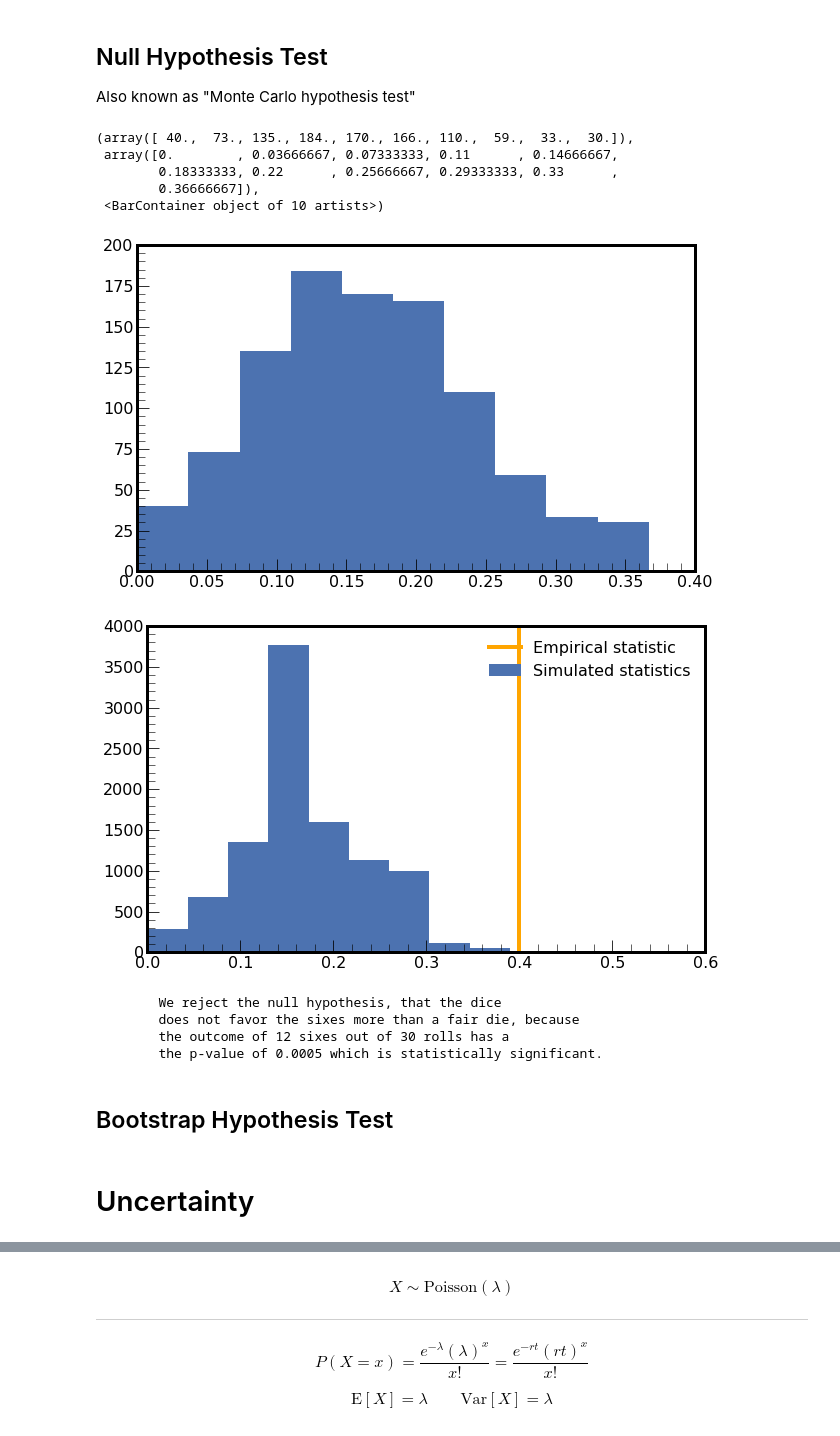
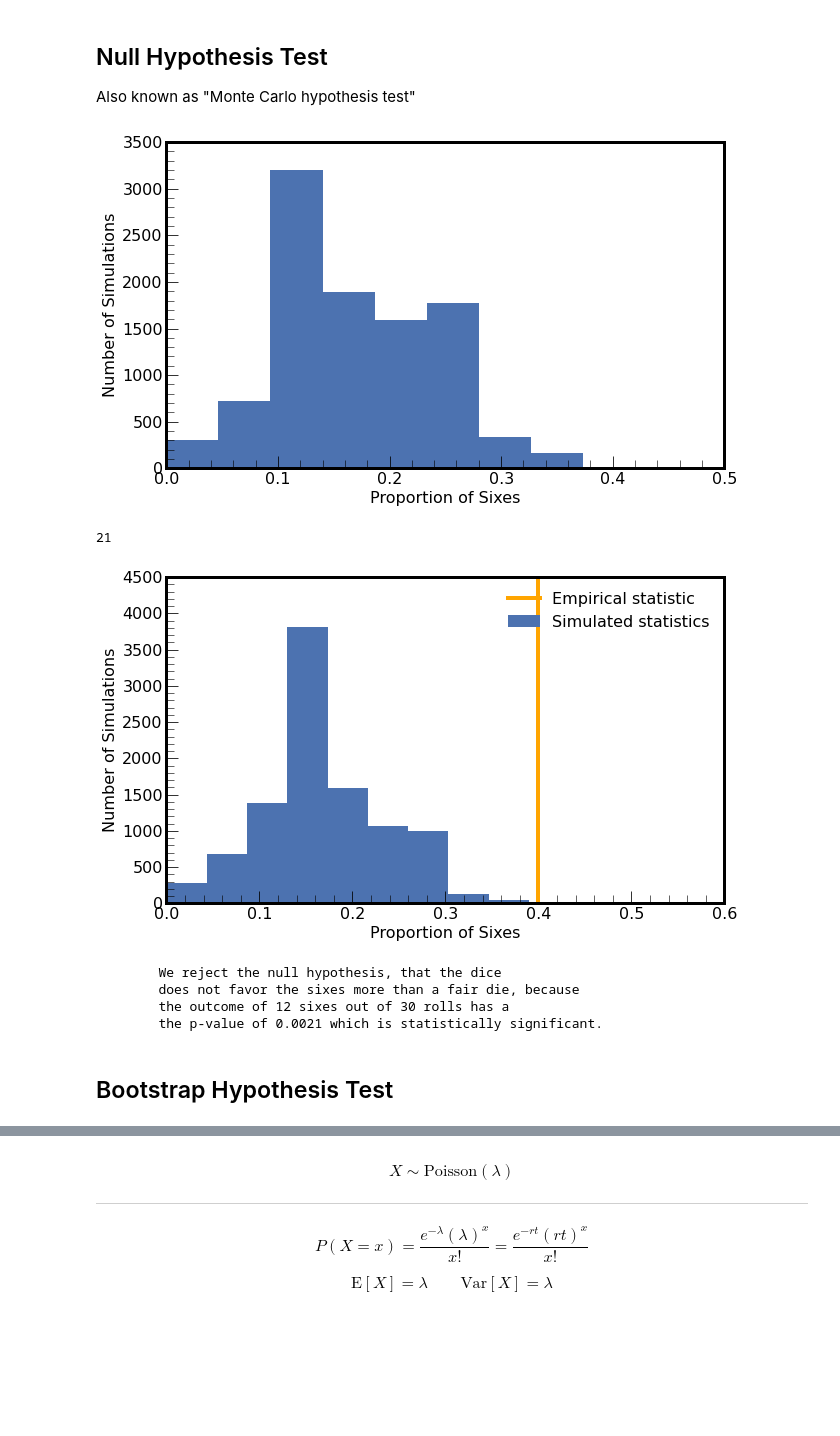
Before and after one commit to FilippenkoGroup/statistics_workshop, a Jupyter notebook: notebook.ipynb, the cells around one changed output, grey strips where cells are left out. Saved outputs shown, nothing was run; the diff lists cells and outputs as text; code cells hidden in the pictures; blank space fills up the shorter version.

```diff
--- a/notebook.ipynb
+++ b/notebook.ipynb
@@ -87,7 +93,7 @@ def calculate_stats(sample):
     # However, doesn't the above looks like an average of something?
     return np.mean(sample == 6)
 
-def simulate(die_faces, die_probs, nrolls, reps=1000):
+def simulate(die_faces, die_probs, nrolls, reps):
     """Simulate `nrolls` tosses of a die given the die faces and probabilities for each side. Repeat the simulation
     `reps` time calculating the statistics (as defined in `calculate_stats`) and return a numpy array of those statistics."""
     results = []
@@ -98,16 +104,16 @@ def simulate(die_faces, die_probs, nrolls, reps=1000):
         results.append(stats)
 
     return np.array(results)
+
+def plot(results):
+    plt.hist(results)
+    plt.xlabel("Proportion of Sixes")
+    plt.ylabel("Number of Simulations")
 # %%
-results = simulate(die_faces, die_probs, nrolls=30, reps=1000)
-plt.hist(results)
+results = simulate(die_faces, die_probs, nrolls=30, reps=10000)
+plot(results);
 # %% [output]
-(array([ 40.,  73., 135., 184., 170., 166., 110.,  59.,  33.,  30.]),
- array([0.        , 0.03666667, 0.07333333, 0.11      , 0.14666667,
-        0.18333333, 0.22      , 0.25666667, 0.29333333, 0.33      ,
-        0.36666667]),
- <BarContainer object of 10 artists>)
-[figure, old version]
+[figure, new version]
 # %%
 empirical_statistic = calculate_stats(die_tosses_30)
 
@@ -115,12 +121,17 @@ simualted_statistics = simulate(die_faces, die_probs, nrolls=30, reps=10000)
 
 plt.hist(simualted_statistics, label="Simulated statistics")
 plt.axvline(empirical_statistic, color='orange', label="Empirical statistic")
+
+plt.xlabel("Proportion of Sixes")
+plt.ylabel("Number of Simulations")
 plt.xlim(0, 0.6)
 plt.legend();
+print(f"{np.sum(simualted_statistics >= empirical_statistic)}")
 # %% [output]
+21
-[figure, old version]
+[figure, new version]
 # %%
-pvalue = np.mean(simualted_statistics > empirical_statistic)
+pvalue = np.mean(simualted_statistics >= empirical_statistic)
 alpha = 0.05
 
 if pvalue <= alpha:
@@ -140,8 +151,6 @@ else:
         We reject the null hypothesis, that the dice
         does not favor the sixes more than a fair die, because
         the outcome of 12 sixes out of 30 rolls has a
-        the p-value of 0.0005 which is statistically significant.
+        the p-value of 0.0021 which is statistically significant.
 # %% [markdown]
 ## Bootstrap Hypothesis Test
-# %% [markdown]
-# Uncertainty
```
Also changed, not shown: parts of 12 cells of this notebook, 1 other file.
